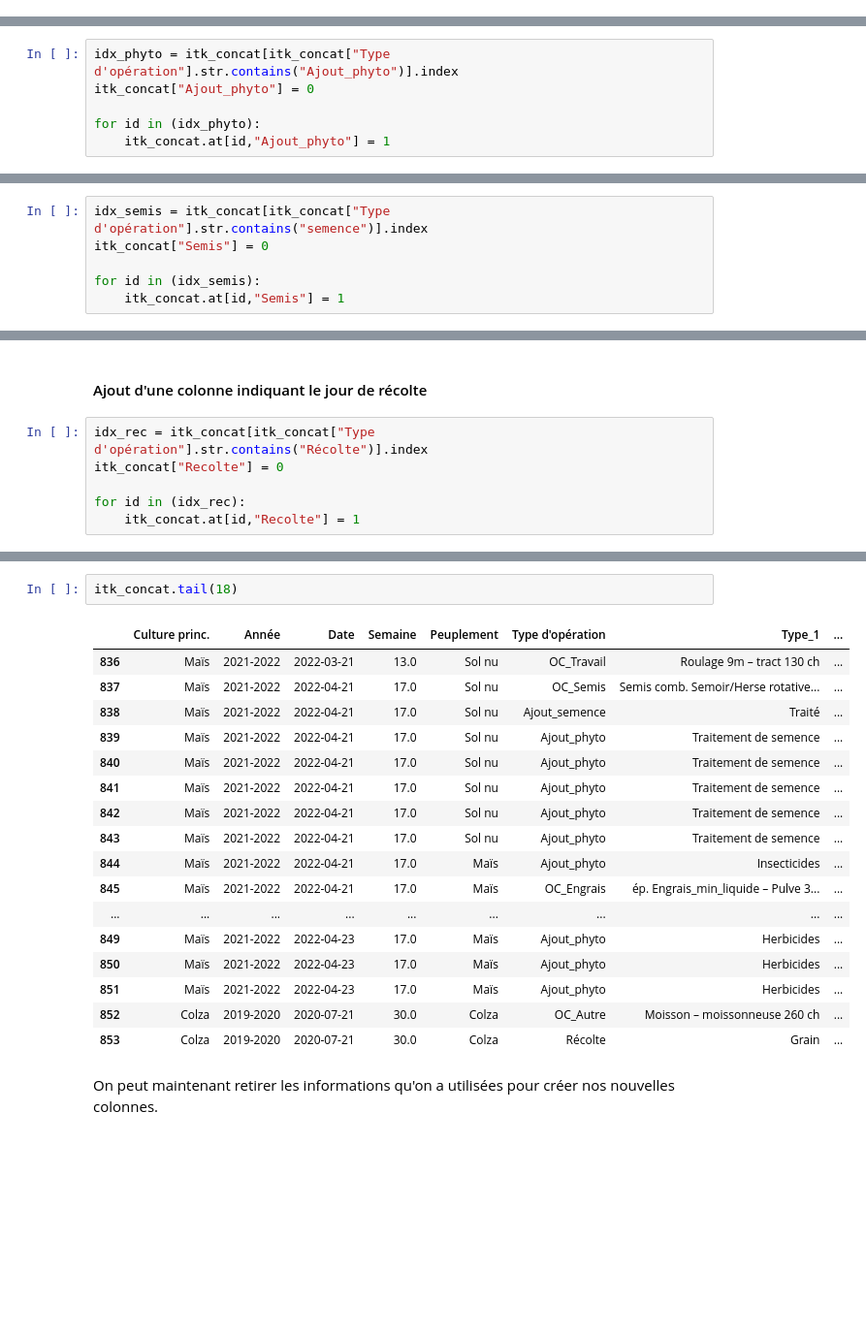
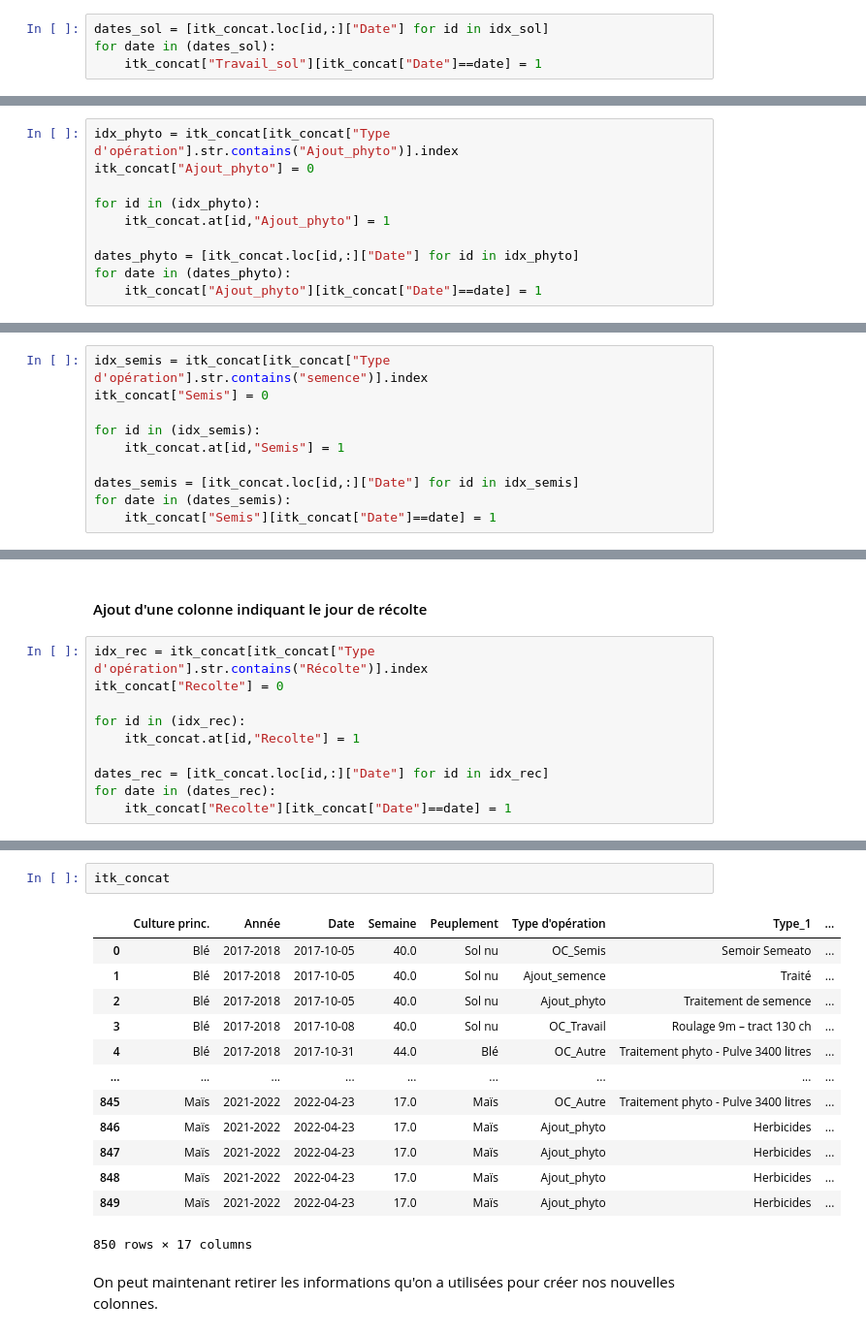
Before and after one commit to drylse/fil_rouge, a Jupyter notebook: pretraitement.ipynb, the cells around one changed output, grey strips where cells are left out. Shown at 97% size. Cells and saved outputs as stored; diff of their text form; blank space fills up the shorter version.

Commit message:
ajout itk

```diff
--- a/pretraitement.ipynb
+++ b/pretraitement.ipynb
@@ -265,3 +373,7 @@ idx_sol = itk_concat[itk_concat["Type d'opération"].str.contains("Travail")][~i
 
 for id in (idx_sol):
     itk_concat.at[id,"Travail_sol"] = 1
+# %%
+dates_sol = [itk_concat.loc[id,:]["Date"] for id in idx_sol]
+for date in (dates_sol):
+    itk_concat["Travail_sol"][itk_concat["Date"]==date] = 1
@@ -273,3 +390,7 @@ itk_concat["Ajout_phyto"] = 0
 
 for id in (idx_phyto):
     itk_concat.at[id,"Ajout_phyto"] = 1
+
+dates_phyto = [itk_concat.loc[id,:]["Date"] for id in idx_phyto]
+for date in (dates_phyto):
+    itk_concat["Ajout_phyto"][itk_concat["Date"]==date] = 1
@@ -281,3 +407,7 @@ itk_concat["Semis"] = 0
 
 for id in (idx_semis):
     itk_concat.at[id,"Semis"] = 1
+
+dates_semis = [itk_concat.loc[id,:]["Date"] for id in idx_semis]
+for date in (dates_semis):
+    itk_concat["Semis"][itk_concat["Date"]==date] = 1
@@ -289,3 +424,7 @@ itk_concat["Recolte"] = 0
 
 for id in (idx_rec):
     itk_concat.at[id,"Recolte"] = 1
+
+dates_rec = [itk_concat.loc[id,:]["Date"] for id in idx_rec]
+for date in (dates_rec):
+    itk_concat["Recolte"][itk_concat["Date"]==date] = 1
@@ -312,23 +455,19 @@ array([ 78.  ,  76.  ,  39.  ,  31.2 ,  38.  ,  72.  ,  41.  ,  99.  ,
 - Récolte --> Recolte (0/1)
 # %%
-itk_concat.tail(18)
+itk_concat
 # %% [output]
 |  | Culture princ. | Année | Date | Semaine | Peuplement | Type d'opération | Type_1 | ... |
-| 836 | Maïs | 2021-2022 | 2022-03-21 | 13.0 | Sol nu | OC_Travail | Roulage 9m – tract 130 ch | ... |
-| 837 | Maïs | 2021-2022 | 2022-04-21 | 17.0 | Sol nu | OC_Semis | Semis comb. Semoir/Herse rotative... | ... |
-| 838 | Maïs | 2021-2022 | 2022-04-21 | 17.0 | Sol nu | Ajout_semence | Traité | ... |
-| 839 | Maïs | 2021-2022 | 2022-04-21 | 17.0 | Sol nu | Ajout_phyto | Traitement de semence | ... |
-| 840 | Maïs | 2021-2022 | 2022-04-21 | 17.0 | Sol nu | Ajout_phyto | Traitement de semence | ... |
-| 841 | Maïs | 2021-2022 | 2022-04-21 | 17.0 | Sol nu | Ajout_phyto | Traitement de semence | ... |
-| 842 | Maïs | 2021-2022 | 2022-04-21 | 17.0 | Sol nu | Ajout_phyto | Traitement de semence | ... |
-| 843 | Maïs | 2021-2022 | 2022-04-21 | 17.0 | Sol nu | Ajout_phyto | Traitement de semence | ... |
-| 844 | Maïs | 2021-2022 | 2022-04-21 | 17.0 | Maïs | Ajout_phyto | Insecticides | ... |
-| 845 | Maïs | 2021-2022 | 2022-04-21 | 17.0 | Maïs | OC_Engrais | ép. Engrais_min_liquide – Pulve 3... | ... |
+| 0 | Blé | 2017-2018 | 2017-10-05 | 40.0 | Sol nu | OC_Semis | Semoir Semeato | ... |
+| 1 | Blé | 2017-2018 | 2017-10-05 | 40.0 | Sol nu | Ajout_semence | Traité | ... |
+| 2 | Blé | 2017-2018 | 2017-10-05 | 40.0 | Sol nu | Ajout_phyto | Traitement de semence | ... |
+| 3 | Blé | 2017-2018 | 2017-10-08 | 40.0 | Sol nu | OC_Travail | Roulage 9m – tract 130 ch | ... |
+| 4 | Blé | 2017-2018 | 2017-10-31 | 44.0 | Blé | OC_Autre | Traitement phyto - Pulve 3400 litres | ... |
 | ... | ... | ... | ... | ... | ... | ... | ... | ... |
+| 845 | Maïs | 2021-2022 | 2022-04-23 | 17.0 | Maïs | OC_Autre | Traitement phyto - Pulve 3400 litres | ... |
+| 846 | Maïs | 2021-2022 | 2022-04-23 | 17.0 | Maïs | Ajout_phyto | Herbicides | ... |
+| 847 | Maïs | 2021-2022 | 2022-04-23 | 17.0 | Maïs | Ajout_phyto | Herbicides | ... |
+| 848 | Maïs | 2021-2022 | 2022-04-23 | 17.0 | Maïs | Ajout_phyto | Herbicides | ... |
 | 849 | Maïs | 2021-2022 | 2022-04-23 | 17.0 | Maïs | Ajout_phyto | Herbicides | ... |
-| 850 | Maïs | 2021-2022 | 2022-04-23 | 17.0 | Maïs | Ajout_phyto | Herbicides | ... |
-| 851 | Maïs | 2021-2022 | 2022-04-23 | 17.0 | Maïs | Ajout_phyto | Herbicides | ... |
-| 852 | Colza | 2019-2020 | 2020-07-21 | 30.0 | Colza | OC_Autre | Moisson – moissonneuse 260 ch | ... |
-| 853 | Colza | 2019-2020 | 2020-07-21 | 30.0 | Colza | Récolte | Grain | ... |
+850 rows × 17 columns
 # %% [markdown]
 On peut maintenant retirer les informations qu'on a utilisées pour créer nos nouvelles colonnes.
```
Also changed, not shown: parts of 139 cells of this notebook.
